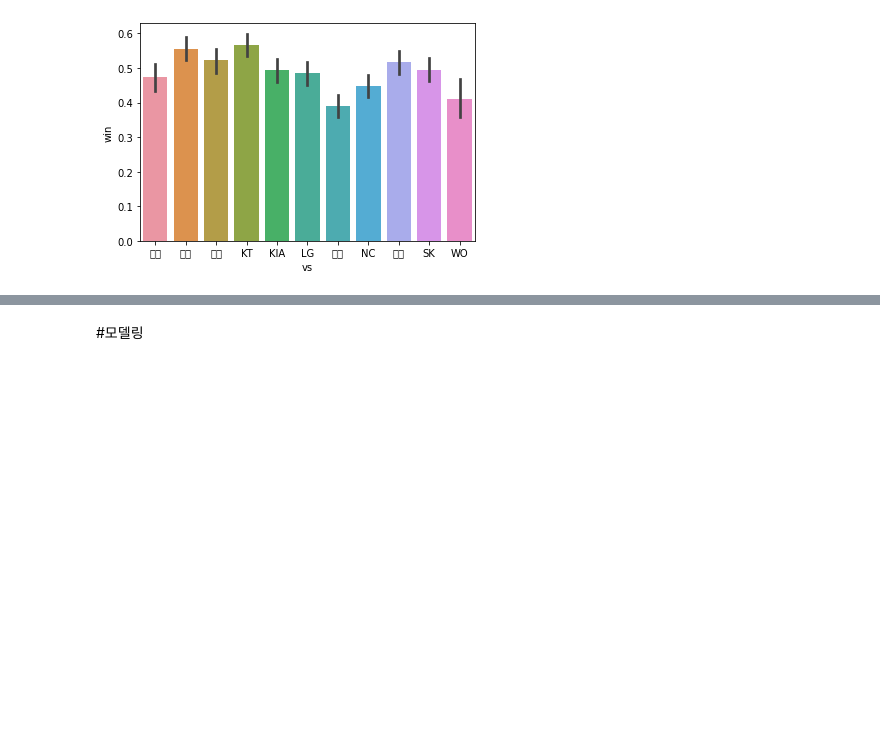
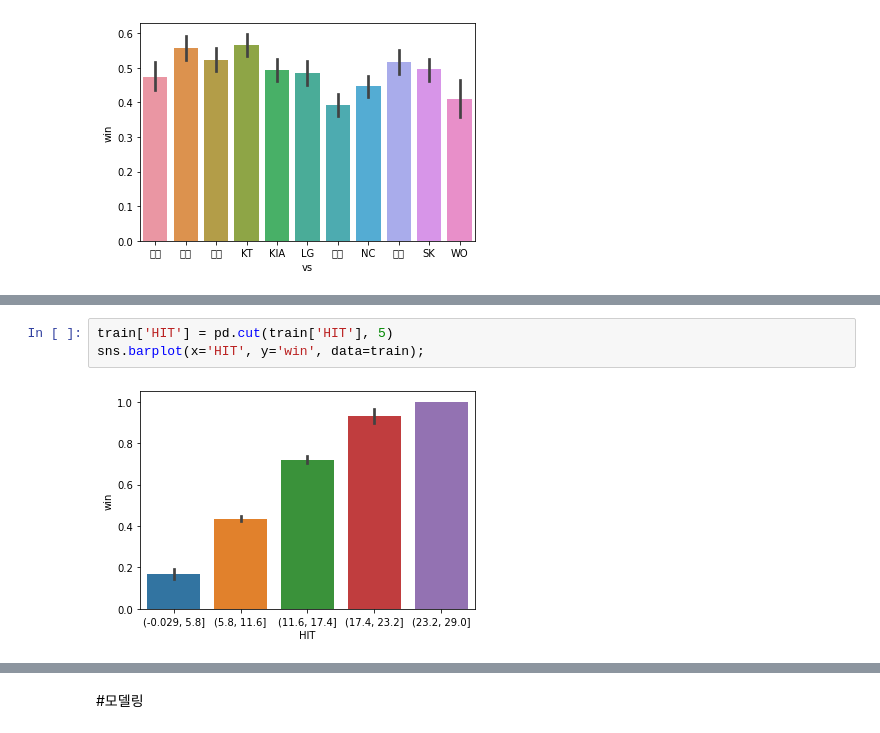
Before and after one commit to sseyonafre/Project, a Jupyter notebook: sprint2/AI_14_고세희_Section2.ipynb, the cells around one changed output, grey strips where cells are left out. Saved outputs shown, nothing was run; the diff lists cells and outputs as text; blank space fills up the shorter version.

```diff
--- a/sprint2/AI_14_고세희_Section2.ipynb
+++ b/sprint2/AI_14_고세희_Section2.ipynb
@@ -421,0 +396,5 @@ sns.barplot(x='vs',y='win',data=train); #고유값들에 대한 타겟값이 별
+# %%
+train['HIT'] = pd.cut(train['HIT'], 5)
+sns.barplot(x='HIT', y='win', data=train);
+# %% [output]
+[figure, added]
```
Also changed, not shown: parts of 44 cells of this notebook.
